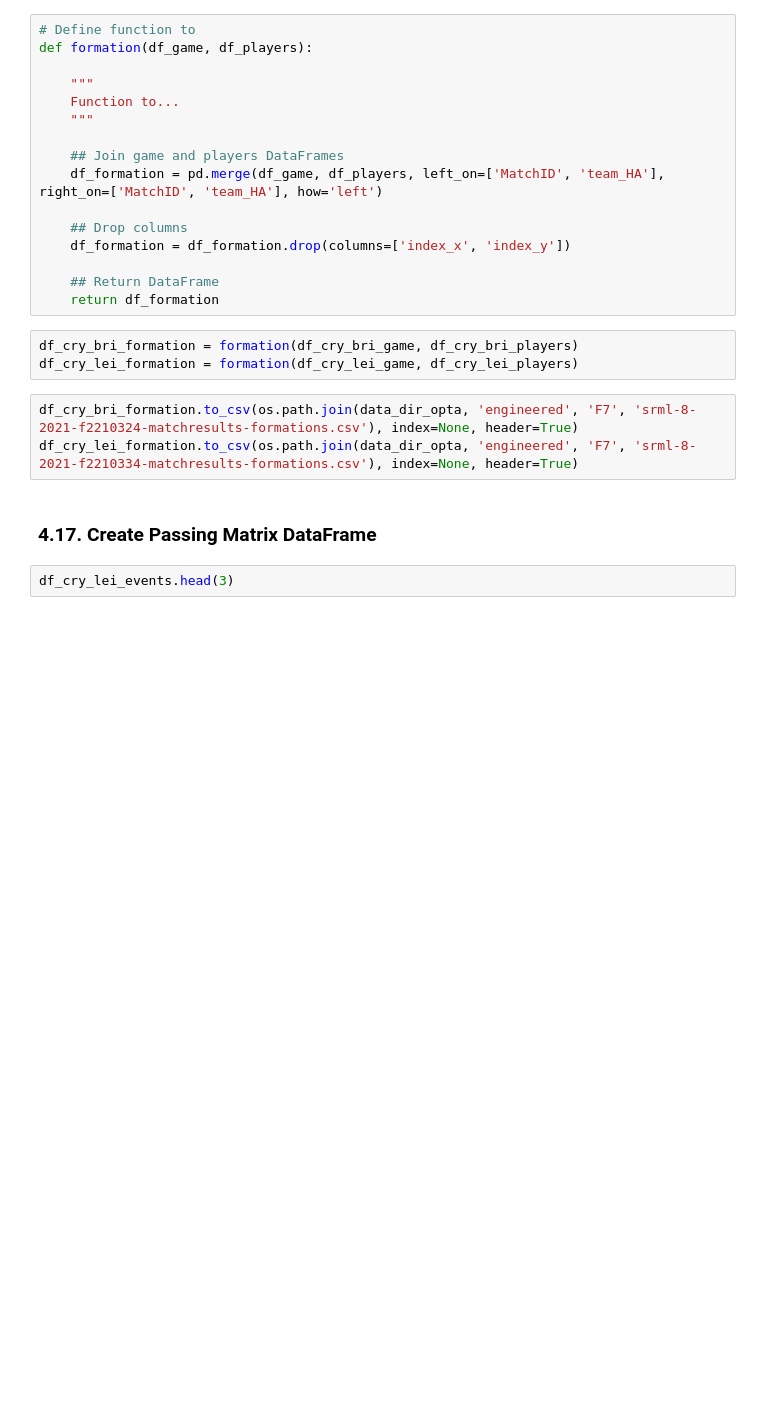
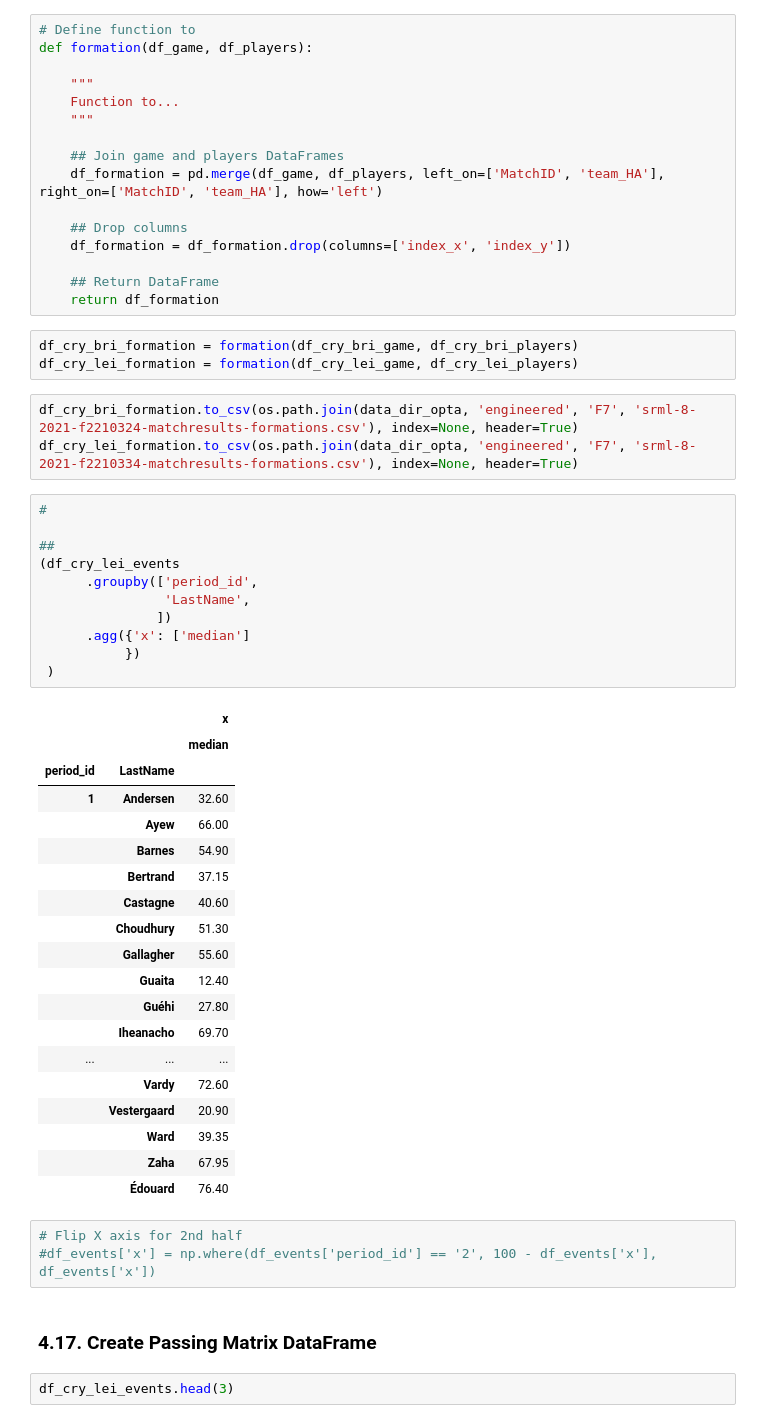
Before and after one commit to learnuidev/watford, a Jupyter notebook: notebooks/2_data_engineering/Opta Data Engineering.ipynb, the cells around one changed output. Saved outputs shown, nothing was run; the diff lists cells and outputs as text; blank space fills up the shorter version.

```diff
--- a/notebooks/2_data_engineering/Opta Data Engineering.ipynb
+++ b/notebooks/2_data_engineering/Opta Data Engineering.ipynb
@@ -2169,6 +2242,40 @@ df_cry_lei_formation = formation(df_cry_lei_game, df_cry_lei_players)
 # %%
 df_cry_bri_formation.to_csv(os.path.join(data_dir_opta, 'engineered', 'F7', 'srml-8-2021-f2210324-matchresults-formations.csv'), index=None, header=True)
 df_cry_lei_formation.to_csv(os.path.join(data_dir_opta, 'engineered', 'F7', 'srml-8-2021-f2210334-matchresults-formations.csv'), index=None, header=True)
+# %%
+#
+
+##
+(df_cry_lei_events
+      .groupby(['period_id',
+                'LastName',
+               ])
+      .agg({'x': ['median']
+           })
+ )
+# %% [output]
+|  |  | x |
+|  |  | median |
+| period_id | LastName |  |
+| 1 | Andersen | 32.60 |
+|  | Ayew | 66.00 |
+|  | Barnes | 54.90 |
+|  | Bertrand | 37.15 |
+|  | Castagne | 40.60 |
+|  | Choudhury | 51.30 |
+|  | Gallagher | 55.60 |
+|  | Guaita | 12.40 |
+|  | Guéhi | 27.80 |
+|  | Iheanacho | 69.70 |
+| ... | ... | ... |
+|  | Vardy | 72.60 |
+|  | Vestergaard | 20.90 |
+|  | Ward | 39.35 |
+|  | Zaha | 67.95 |
+|  | Édouard | 76.40 |
+# %%
+# Flip X axis for 2nd half
+#df_events['x'] = np.where(df_events['period_id'] == '2', 100 - df_events['x'], df_events['x'])
 # %% [markdown]
 <a id='section4.17'></a>
 
```
Also changed, not shown: parts of 48 cells of this notebook.
